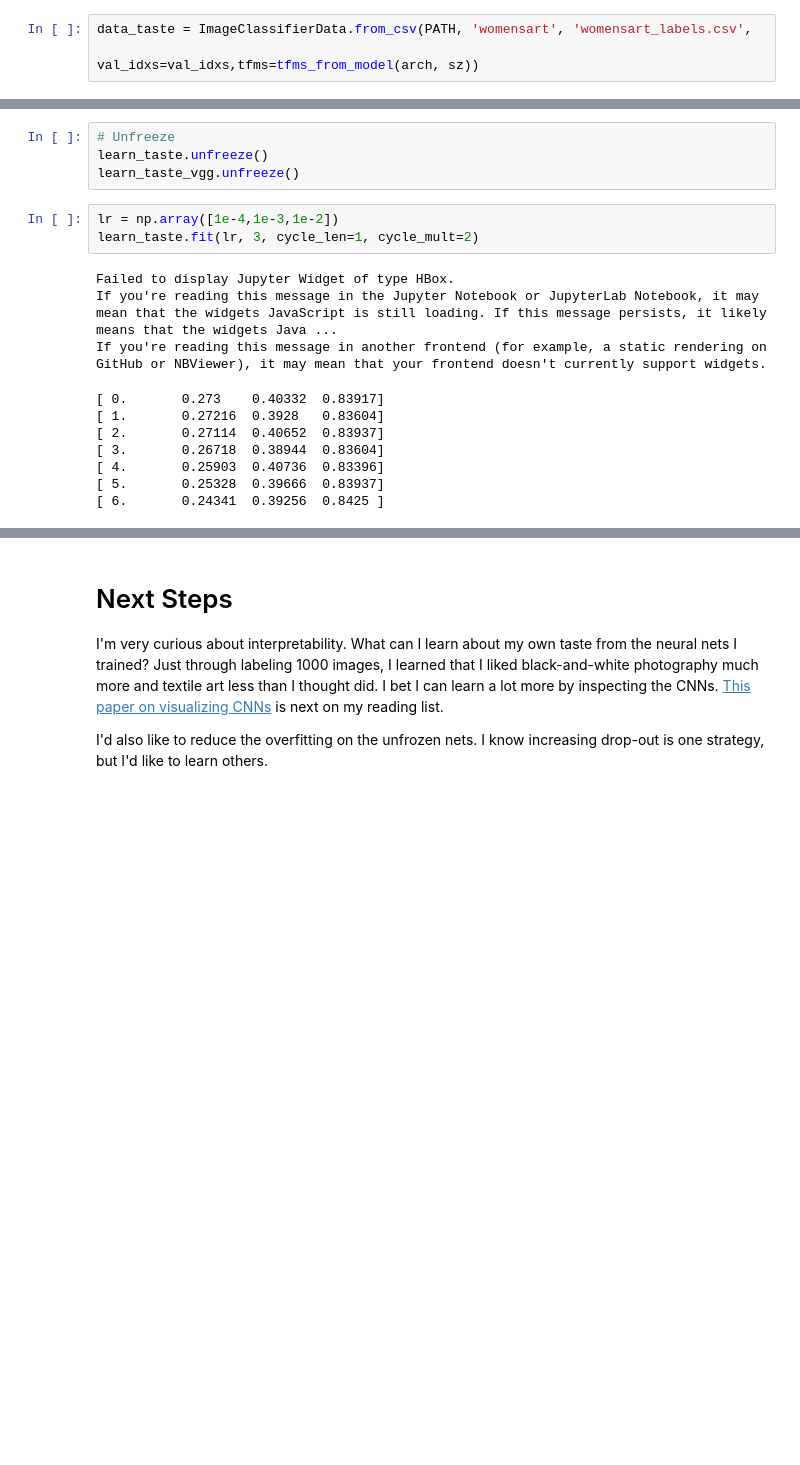
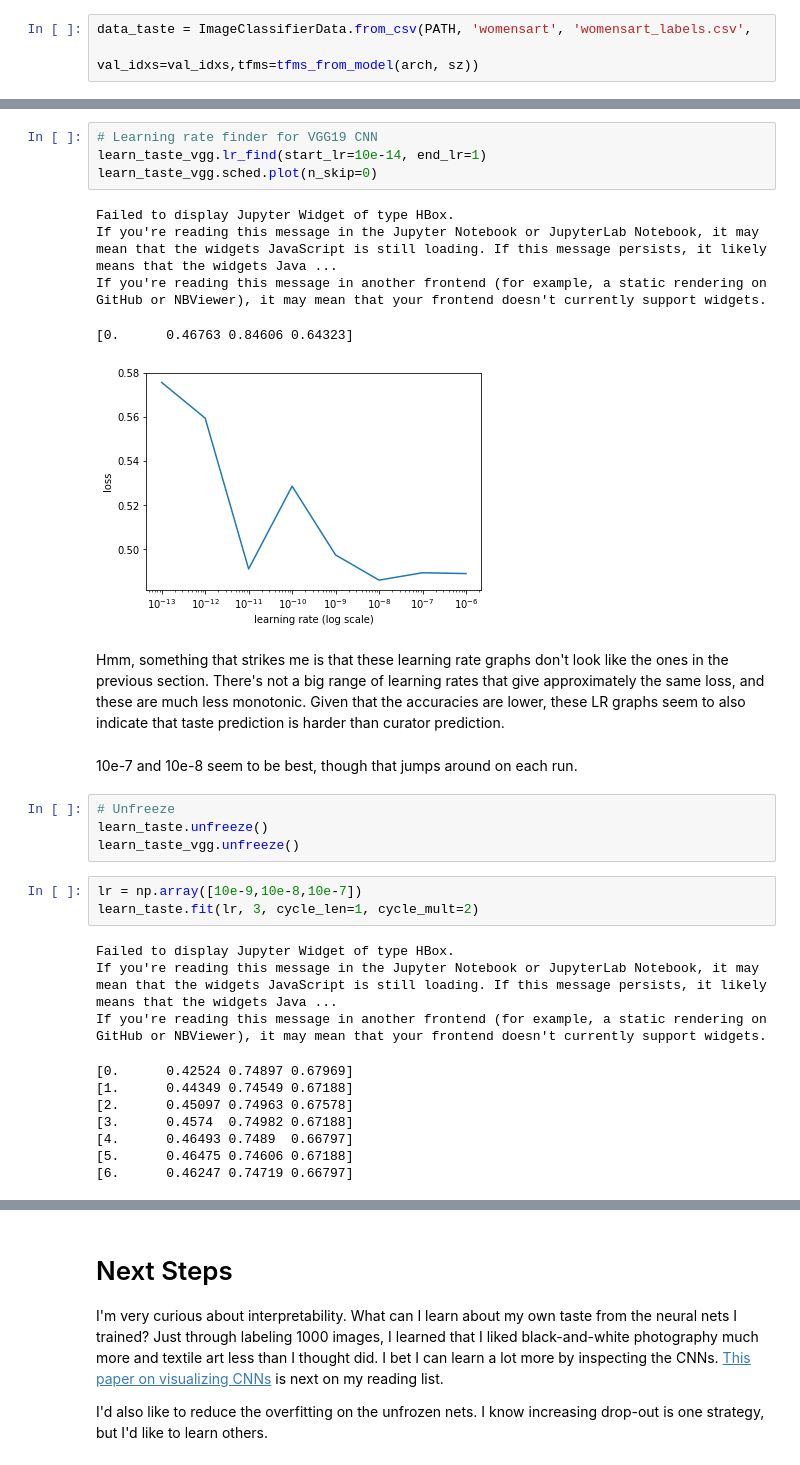
Before and after one commit to dydt/art_curation_taste, a Jupyter notebook: Artistic_Taste_Predictor.ipynb, the cells around one changed output, grey strips where cells are left out. Cells and saved outputs as stored; diff of their text form; blank space fills up the shorter version.

```diff
--- a/Artistic_Taste_Predictor.ipynb
+++ b/Artistic_Taste_Predictor.ipynb
@@ -225,19 +179,33 @@ If you're reading this message in another frontend (for example, a static render
+# %%
+# Learning rate finder for VGG19 CNN
+learn_taste_vgg.lr_find(start_lr=10e-14, end_lr=1)
+learn_taste_vgg.sched.plot(n_skip=0)
+# %% [output]
+Failed to display Jupyter Widget of type HBox.
+If you're reading this message in the Jupyter Notebook or JupyterLab Notebook, it may mean that the widgets JavaScript is still loading. If this message persists, it likely means that the widgets Java ...
+If you're reading this message in another frontend (for example, a static rendering on GitHub or NBViewer), it may mean that your frontend doesn't currently support widgets.
+[0.      0.46763 0.84606 0.64323]
+[figure, added]
+# %% [markdown]
+Hmm, something that strikes me is that these learning rate graphs don't look like the ones in the previous section.  There's not a big range of learning rates that give approximately the same loss, and these are much less monotonic.  Given that the accuracies are lower, these LR graphs seem to also indicate that taste prediction is harder than curator prediction.
+# %% [markdown]
+10e-7 and 10e-8 seem to be best, though that jumps around on each run.
 # %%
 # Unfreeze
 learn_taste.unfreeze()
 learn_taste_vgg.unfreeze()
 # %%
-lr = np.array([1e-4,1e-3,1e-2])
+lr = np.array([10e-9,10e-8,10e-7])
 learn_taste.fit(lr, 3, cycle_len=1, cycle_mult=2)
 # %% [output]
 Failed to display Jupyter Widget of type HBox.
 If you're reading this message in the Jupyter Notebook or JupyterLab Notebook, it may mean that the widgets JavaScript is still loading. If this message persists, it likely means that the widgets Java ...
 If you're reading this message in another frontend (for example, a static rendering on GitHub or NBViewer), it may mean that your frontend doesn't currently support widgets.
-[ 0.       0.273    0.40332  0.83917]
-[ 1.       0.27216  0.3928   0.83604]
-[ 2.       0.27114  0.40652  0.83937]
-[ 3.       0.26718  0.38944  0.83604]
-[ 4.       0.25903  0.40736  0.83396]
-[ 5.       0.25328  0.39666  0.83937]
-[ 6.       0.24341  0.39256  0.8425 ]
+[0.      0.42524 0.74897 0.67969]
+[1.      0.44349 0.74549 0.67188]
+[2.      0.45097 0.74963 0.67578]
+[3.      0.4574  0.74982 0.67188]
+[4.      0.46493 0.7489  0.66797]
+[5.      0.46475 0.74606 0.67188]
+[6.      0.46247 0.74719 0.66797]
 # %%
```
Also changed, not shown: parts of 21 cells of this notebook, 1 other file.
